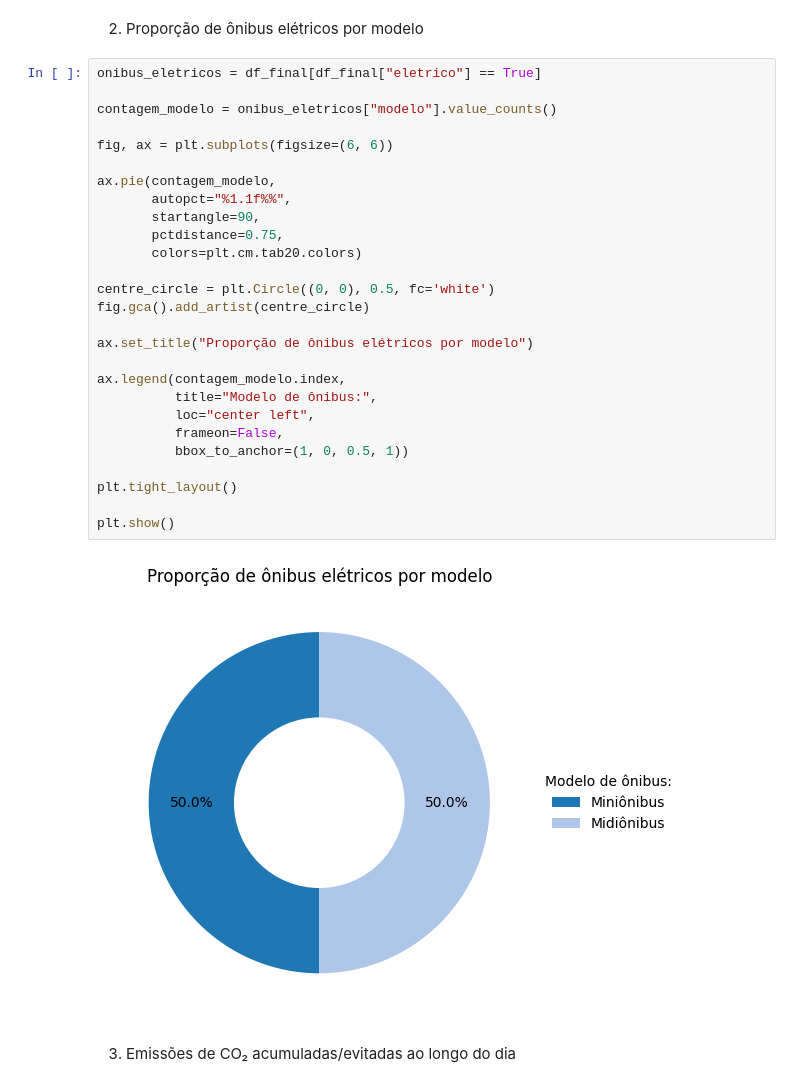
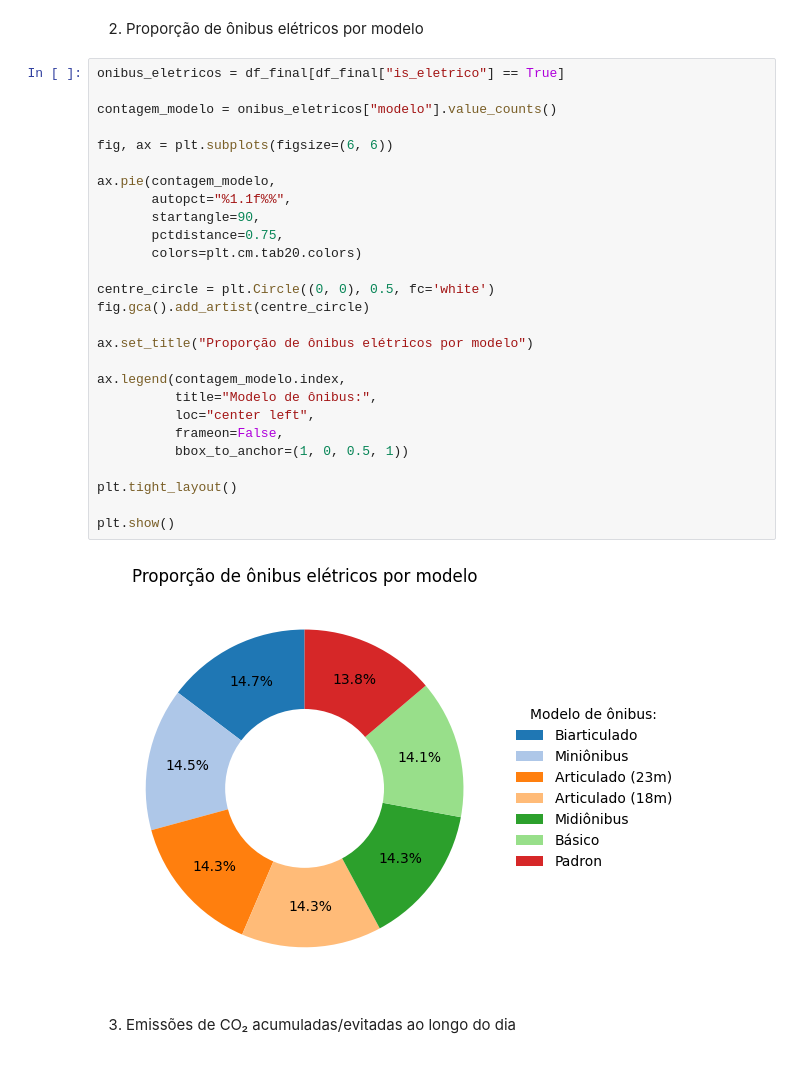
Before and after one commit to sepep-pmsp/dash_onibus_eletricos, a Jupyter notebook: 05_visualizacao_dados.ipynb, the cells around one changed output. Cells and saved outputs as stored; diff of their text form.

Commit message:
visualizacao

```diff
--- a/05_visualizacao_dados.ipynb
+++ b/05_visualizacao_dados.ipynb
@@ -46,34 +46,34 @@ plt.show()
 # %% [markdown]
 2. Proporção de ônibus elétricos por modelo
 # %%
-onibus_eletricos = df_final[df_final["eletrico"] == True]
+onibus_eletricos = df_final[df_final["is_eletrico"] == True]
 
 contagem_modelo = onibus_eletricos["modelo"].value_counts()
 
 fig, ax = plt.subplots(figsize=(6, 6))
 
 ax.pie(contagem_modelo,
        autopct="%1.1f%%",
        startangle=90,
        pctdistance=0.75,
        colors=plt.cm.tab20.colors)
 
 centre_circle = plt.Circle((0, 0), 0.5, fc='white')
 fig.gca().add_artist(centre_circle)
 
 ax.set_title("Proporção de ônibus elétricos por modelo")
 
 ax.legend(contagem_modelo.index,
           title="Modelo de ônibus:",
           loc="center left",
           frameon=False,
           bbox_to_anchor=(1, 0, 0.5, 1))
 
 plt.tight_layout()
 
 plt.show()
 # %% [output]
-[figure, old version]
+[figure, new version]
 # %% [markdown]
 3. Emissões de CO₂ acumuladas/evitadas ao longo do dia
 # %%
```
Also changed, not shown: parts of 8 cells of this notebook.
